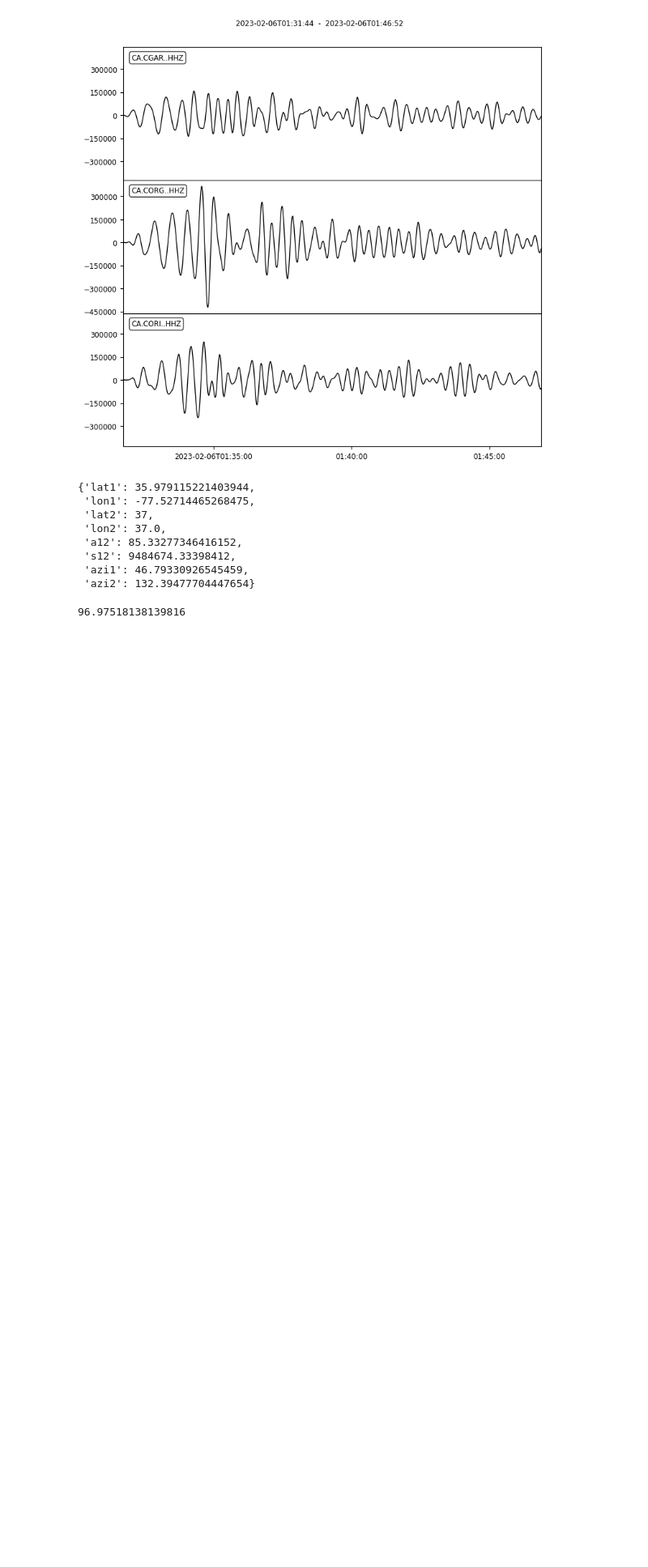
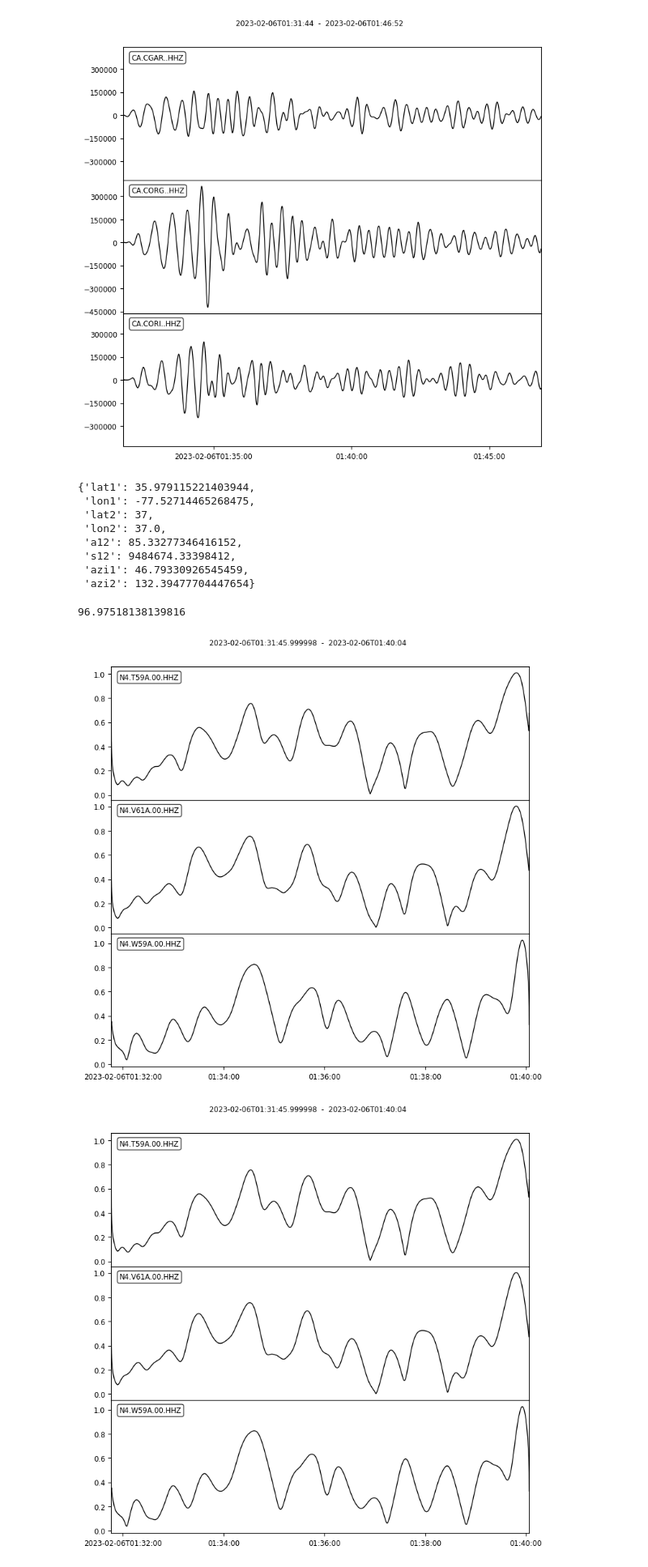
Before and after one commit to deep07004/RTSWED, a Jupyter notebook: Untitled1.ipynb, the cells around one changed output. Shown at 81% size. Cells and saved outputs as stored; diff of their text form; code cells hidden in the pictures; blank space fills up the shorter version.

```diff
--- a/Untitled1.ipynb
+++ b/Untitled1.ipynb
@@ -94,4 +94,7 @@ y.azm
 # %% [output]
 96.97518138139816
 # %%
-y.p
+y.data.plot()
+# %% [output]
+[figure, added]
+[figure, added]
```
Also changed, not shown: 2 other files.
